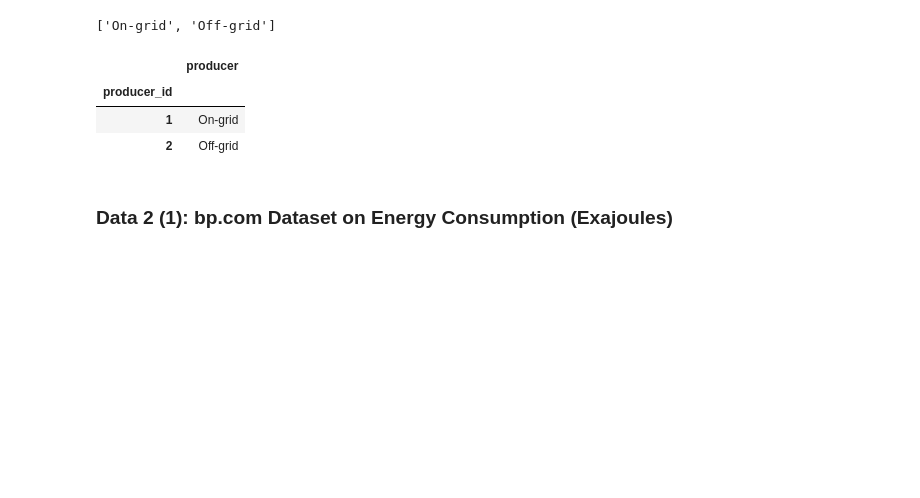
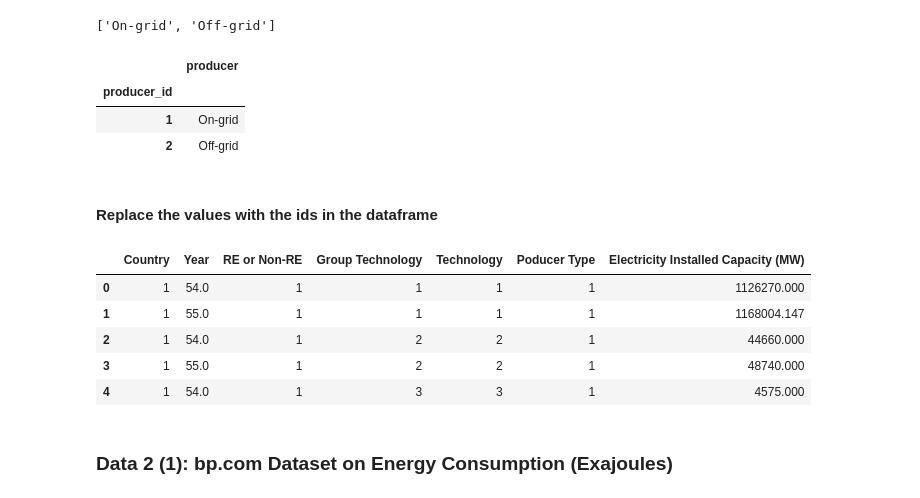
Before and after one commit to yuyhong23/ETL_Project, a Jupyter notebook: ETL_PROJECT.ipynb, the cells around one changed output. Drawn from its saved outputs; the diff is of its cells as text; code cells hidden in the pictures; blank space fills up the shorter version.

```diff
--- a/ETL_PROJECT.ipynb
+++ b/ETL_PROJECT.ipynb
@@ -447,6 +447,50 @@ producer_df
 | producer_id |  |
 | 1 | On-grid |
 | 2 | Off-grid |
+# %% [markdown]
+#### Replace the values with the ids in the dataframe
+# %%
+eic_all_new = eic_all.copy()
+eic_all_new["Country"] = eic_all_new["Country"].replace(['China', 'Germany', 'United States'],[1,2,3])
+eic_all_new["Year"] = eic_all_new["Year"].replace([2018.0, 2019.0],[54,55])
+eic_all_new["RE or Non-RE"] = eic_all_new["RE or Non-RE"].replace(['Total Non-Renewable', 'Total Renewable'],[1,2])
+eic_all_new["Group Technology"] = eic_all_new["Group Technology"].replace(['Fossil fuels',
+                                                                             'Nuclear',
+                                                                             'Other non-renewable energy',
+                                                                             'Pumped storage',
+                                                                             'Bioenergy',
+                                                                             'Geothermal energy',
+                                                                             'Hydropower (excl. Pumped Storage)',
+                                                                             'Marine energy',
+                                                                             'Solar energy',
+                                                                             'Wind energy'], group_tech_range)
+
+eic_all_new["Technology"] = eic_all_new["Technology"].replace(['Fossil fuels',
+                                                                 'Nuclear',
+                                                                 'Other non-renewable energy',
+                                                                 'Pumped storage',
+                                                                 'Biogas',
+                                                                 'Renewable municipal waste',
+                                                                 'Solid biofuels',
+                                                                 'Geothermal energy',
+                                                                 'Renewable hydropower',
+                                                                 'Marine energy',
+                                                                 'Concentrated solar power',
+                                                                 'Off-grid Solar photovoltaic',
+                                                                 'On-grid Solar photovoltaic',
+                                                                 'Offshore wind energy',
+                                                                 'Onshore wind energy',
+                                                                 'Liquid biofuels',
+                                                                 'Mixed Hydro Plants'], tech_range)
+eic_all_new["Poducer Type"] = eic_all_new["Poducer Type"].replace(['On-grid', 'Off-grid'],[1,2])
+eic_all_new.head()
+# %% [output]
+|  | Country | Year | RE or Non-RE | Group Technology | Technology | Poducer Type | Electricity Installed Capacity (MW) |
+| 0 | 1 | 54.0 | 1 | 1 | 1 | 1 | 1126270.000 |
+| 1 | 1 | 55.0 | 1 | 1 | 1 | 1 | 1168004.147 |
+| 2 | 1 | 54.0 | 1 | 2 | 2 | 1 | 44660.000 |
+| 3 | 1 | 55.0 | 1 | 2 | 2 | 1 | 48740.000 |
+| 4 | 1 | 54.0 | 1 | 3 | 3 | 1 | 4575.000 |
 # %% [markdown]
 ### Data 2 (1): bp.com Dataset on Energy Consumption (Exajoules)
 # %%
```
Also changed, not shown: parts of 6 cells of this notebook.
